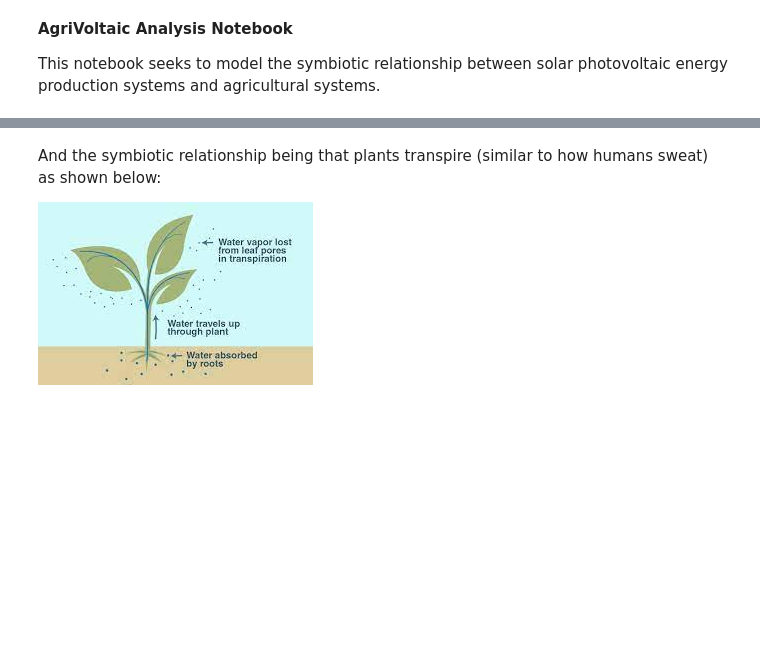
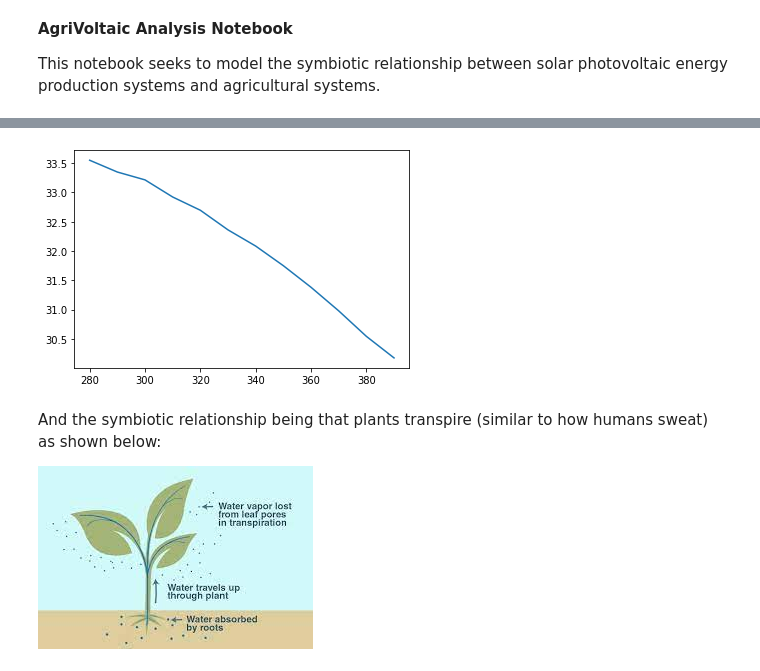
Before and after one commit to jesse3333/AgriVoltaics, a Jupyter notebook: AgriVoltaics.ipynb, the cells around one changed output, grey strips where cells are left out. Saved outputs shown, nothing was run; the diff lists cells and outputs as text; code cells hidden in the pictures; blank space fills up the shorter version.

```diff
--- a/AgriVoltaics.ipynb
+++ b/AgriVoltaics.ipynb
@@ -11,3 +7,17 @@ Reference: http://synergyfiles.com/2017/01/effective_methods_for_cooling_pv-pane
+# %%
+import matplotlib.pyplot as plt
+import numpy as np
+
+# We will assume the panel has the efficiency vs. temperature plot as shown in the curve above:
+T = np.array([280.0, 290.0, 300.0, 310.0, 320.0, 330.0, 340.0, 350.0, 360.0, 370.0, 380.0, 390.0]) # Panel temperature in Kelvin
+eta_data = np.array([33.548,	33.347,	33.213,	32.921,	32.695,	32.36,	32.084,	31.749,	31.381,	30.979,	30.544,	30.176]) # Panel efficiency
+#Reference: http://synergyfiles.com/2017/01/effective_methods_for_cooling_pv-panels/
+
+plt.plot(T,eta_data)
+plt.xlabel='Temperature [Kelvin]'
+plt.ylabel='eta'
+# %% [output]
+[figure, added]
 # %% [markdown]
 And the symbiotic relationship being that plants transpire (similar to how humans sweat) as shown below:
 
```
Also changed, not shown: parts of 10 cells of this notebook.
